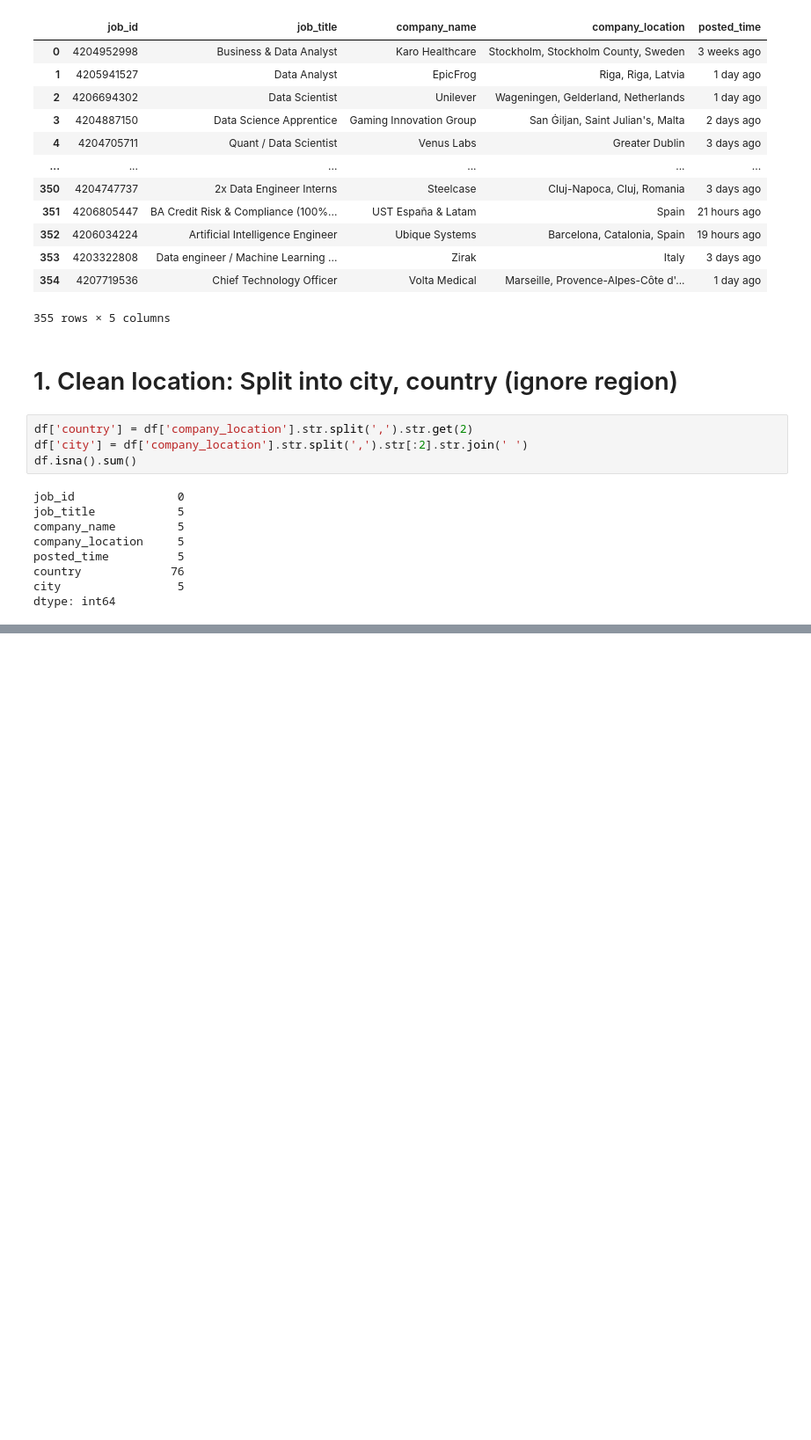
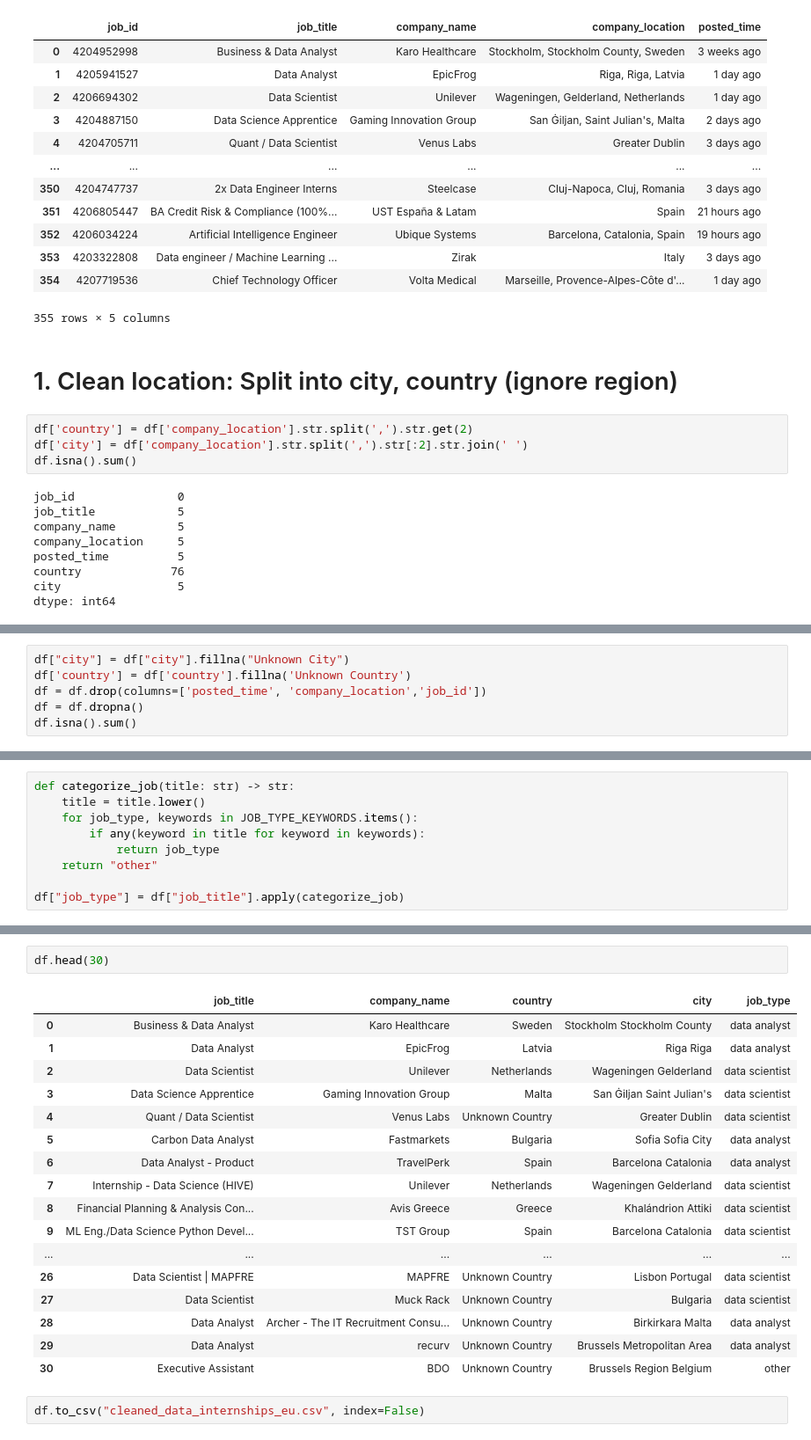
Before and after one commit to alafh11/The-State-of-Data-Internships-in-Europe-2025, a Jupyter notebook: Data_cleaning.ipynb, the cells around one changed output, grey strips where cells are left out. Shown at 88% size. Drawn from its saved outputs; the diff is of its cells as text; blank space fills up the shorter version.

```diff
--- a/Data_cleaning.ipynb
+++ b/Data_cleaning.ipynb
@@ -37,0 +49,6 @@ dtype: int64
+# %%
+df["city"] = df["city"].fillna("Unknown City")
+df['country'] = df['country'].fillna('Unknown Country')
+df = df.drop(columns=['posted_time', 'company_location','job_id'])
+df = df.dropna()
+df.isna().sum()
@@ -37,0 +178,9 @@ dtype: int64
+# %%
+def categorize_job(title: str) -> str:
+    title = title.lower()
+    for job_type, keywords in JOB_TYPE_KEYWORDS.items():
+        if any(keyword in title for keyword in keywords):
+            return job_type
+    return "other"
+
+df["job_type"] = df["job_title"].apply(categorize_job)
@@ -37,0 +197,22 @@ dtype: int64
+# %%
+df.head(30)
+# %% [output]
+|  | job_title | company_name | country | city | job_type |
+| 0 | Business & Data Analyst | Karo Healthcare | Sweden | Stockholm Stockholm County | data analyst |
+| 1 | Data Analyst | EpicFrog | Latvia | Riga Riga | data analyst |
+| 2 | Data Scientist | Unilever | Netherlands | Wageningen Gelderland | data scientist |
+| 3 | Data Science Apprentice | Gaming Innovation Group | Malta | San Ġiljan Saint Julian's | data scientist |
+| 4 | Quant / Data Scientist | Venus Labs | Unknown Country | Greater Dublin | data scientist |
+| 5 | Carbon Data Analyst | Fastmarkets | Bulgaria | Sofia Sofia City | data analyst |
+| 6 | Data Analyst - Product | TravelPerk | Spain | Barcelona Catalonia | data analyst |
+| 7 | Internship - Data Science (HIVE) | Unilever | Netherlands | Wageningen Gelderland | data scientist |
+| 8 | Financial Planning & Analysis Con... | Avis Greece | Greece | Khalándrion Attiki | data scientist |
+| 9 | ML Eng./Data Science Python Devel... | TST Group | Spain | Barcelona Catalonia | data scientist |
+| ... | ... | ... | ... | ... | ... |
+| 26 | Data Scientist | MAPFRE | MAPFRE | Unknown Country | Lisbon Portugal | data scientist |
+| 27 | Data Scientist | Muck Rack | Unknown Country | Bulgaria | data scientist |
+| 28 | Data Analyst | Archer - The IT Recruitment Consu... | Unknown Country | Birkirkara Malta | data analyst |
+| 29 | Data Analyst | recurv | Unknown Country | Brussels Metropolitan Area | data analyst |
+| 30 | Executive Assistant | BDO | Unknown Country | Brussels Region Belgium | other |
+# %%
+df.to_csv("cleaned_data_internships_eu.csv", index=False)
```
Also changed, not shown: parts of 9 cells of this notebook.
